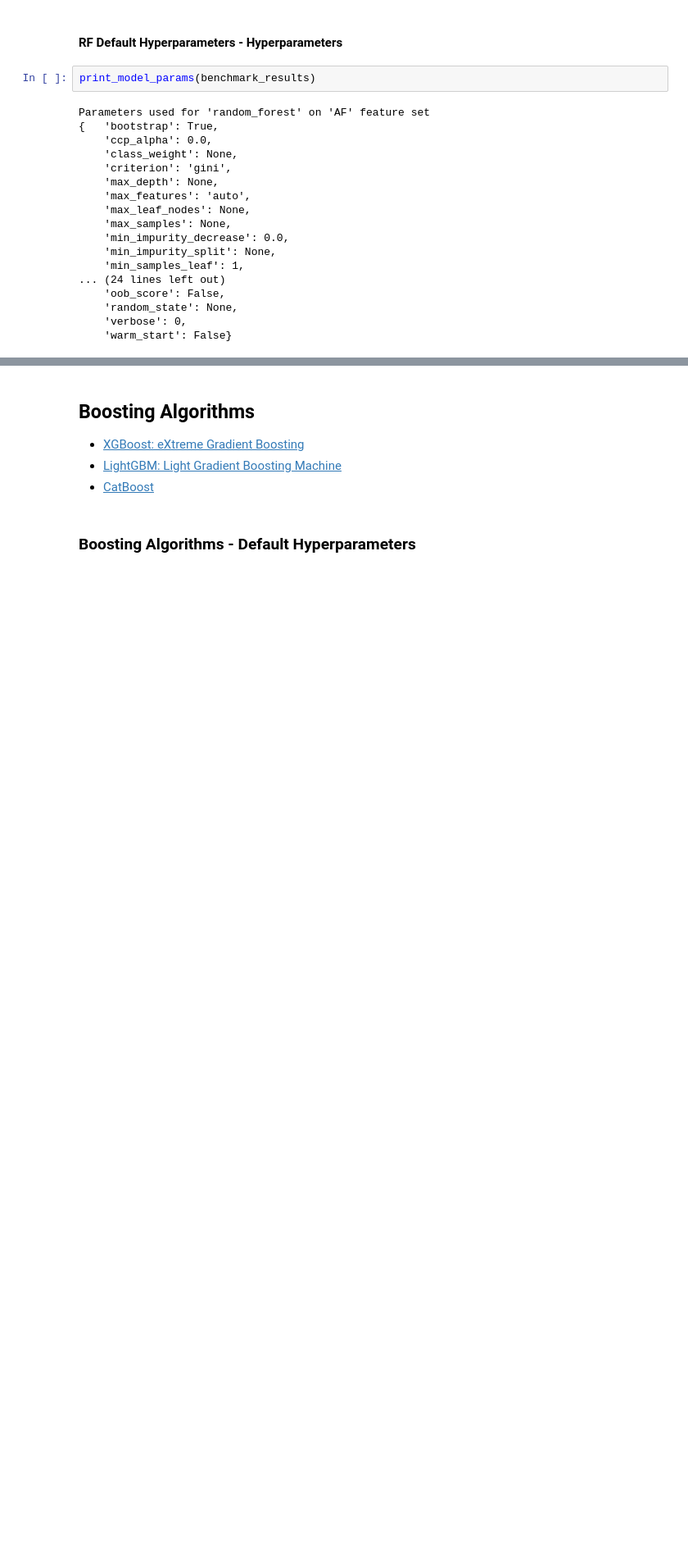
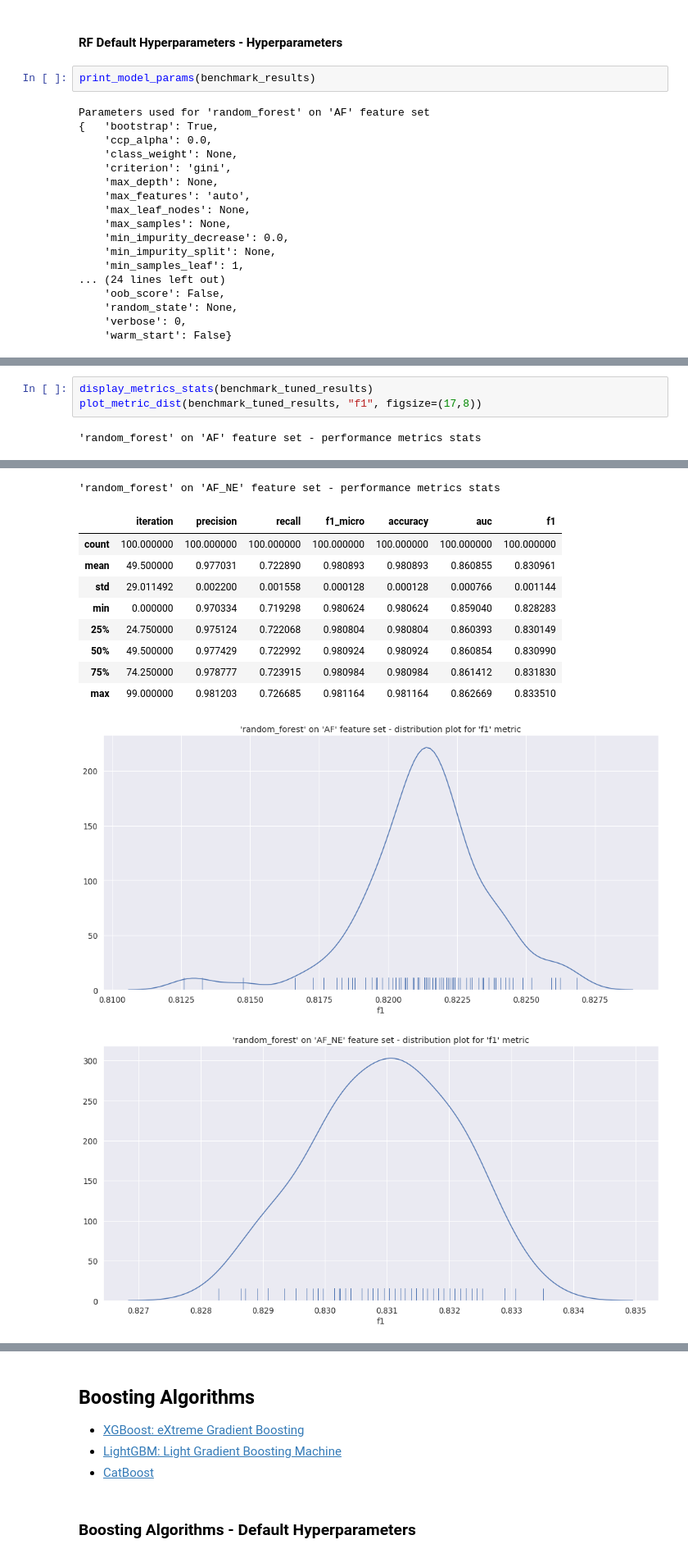
Before and after one commit to achmand/aml-crypto-graph, a Jupyter notebook: src/2_experiment_results.ipynb, the cells around one changed output, grey strips where cells are left out. Shown at 82% size. Drawn from its saved outputs; the diff is of its cells as text; blank space fills up the shorter version.

```diff
--- a/src/2_experiment_results.ipynb
+++ b/src/2_experiment_results.ipynb
@@ -166,0 +200,5 @@ Parameters used for 'random_forest' on 'AF' feature set
+# %%
+display_metrics_stats(benchmark_tuned_results)
+plot_metric_dist(benchmark_tuned_results, "f1", figsize=(17,8))
+# %% [output]
+'random_forest' on 'AF' feature set - performance metrics stats
@@ -166,0 +214,12 @@ Parameters used for 'random_forest' on 'AF' feature set
+'random_forest' on 'AF_NE' feature set - performance metrics stats
+|  | iteration | precision | recall | f1_micro | accuracy | auc | f1 |
+| count | 100.000000 | 100.000000 | 100.000000 | 100.000000 | 100.000000 | 100.000000 | 100.000000 |
+| mean | 49.500000 | 0.977031 | 0.722890 | 0.980893 | 0.980893 | 0.860855 | 0.830961 |
+| std | 29.011492 | 0.002200 | 0.001558 | 0.000128 | 0.000128 | 0.000766 | 0.001144 |
+| min | 0.000000 | 0.970334 | 0.719298 | 0.980624 | 0.980624 | 0.859040 | 0.828283 |
+| 25% | 24.750000 | 0.975124 | 0.722068 | 0.980804 | 0.980804 | 0.860393 | 0.830149 |
+| 50% | 49.500000 | 0.977429 | 0.722992 | 0.980924 | 0.980924 | 0.860854 | 0.830990 |
+| 75% | 74.250000 | 0.978777 | 0.723915 | 0.980984 | 0.980984 | 0.861412 | 0.831830 |
+| max | 99.000000 | 0.981203 | 0.726685 | 0.981164 | 0.981164 | 0.862669 | 0.833510 |
+[figure, added]
+[figure, added]
```
Also changed, not shown: parts of 17 cells of this notebook, 2 other files.
